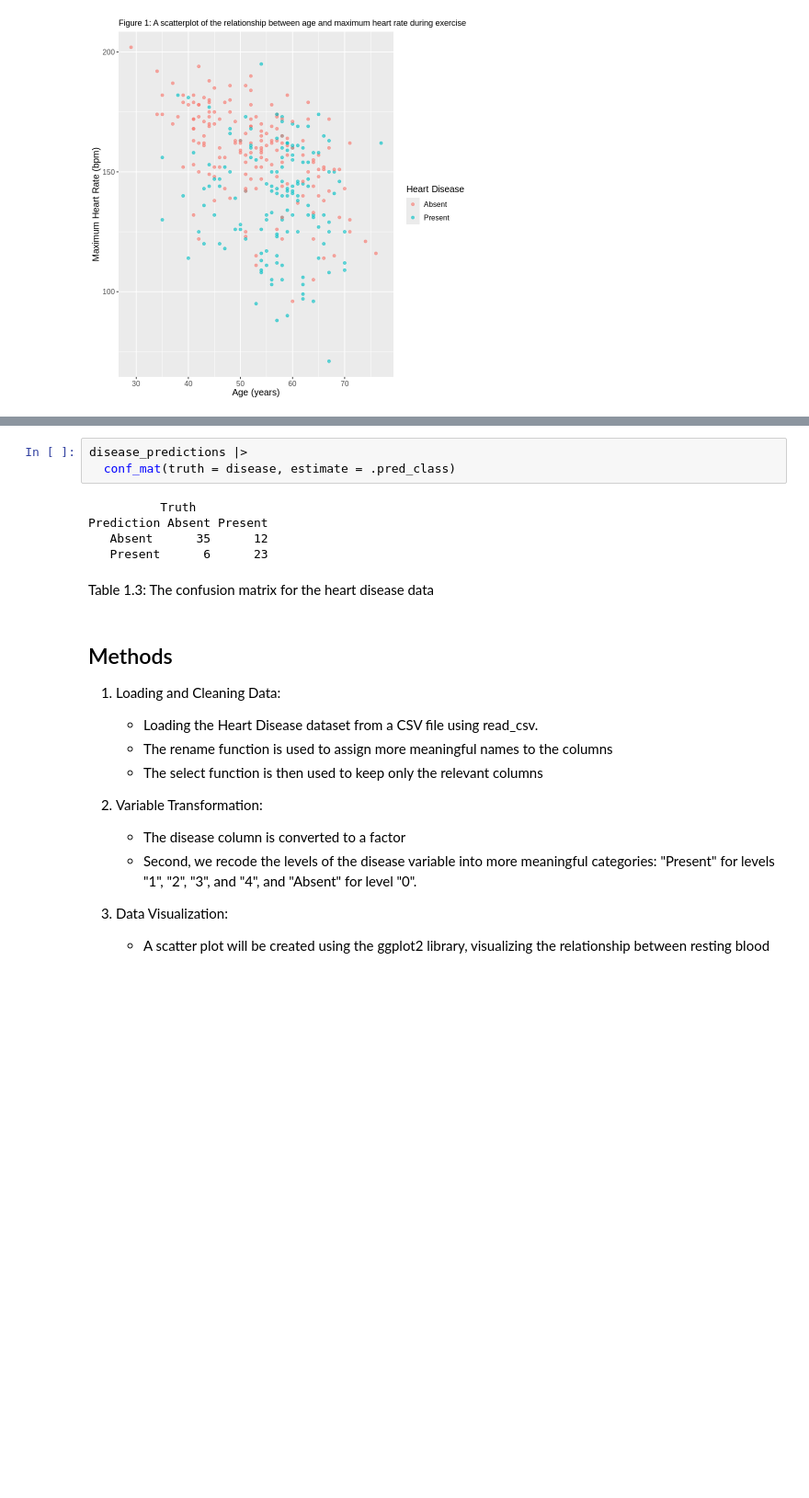
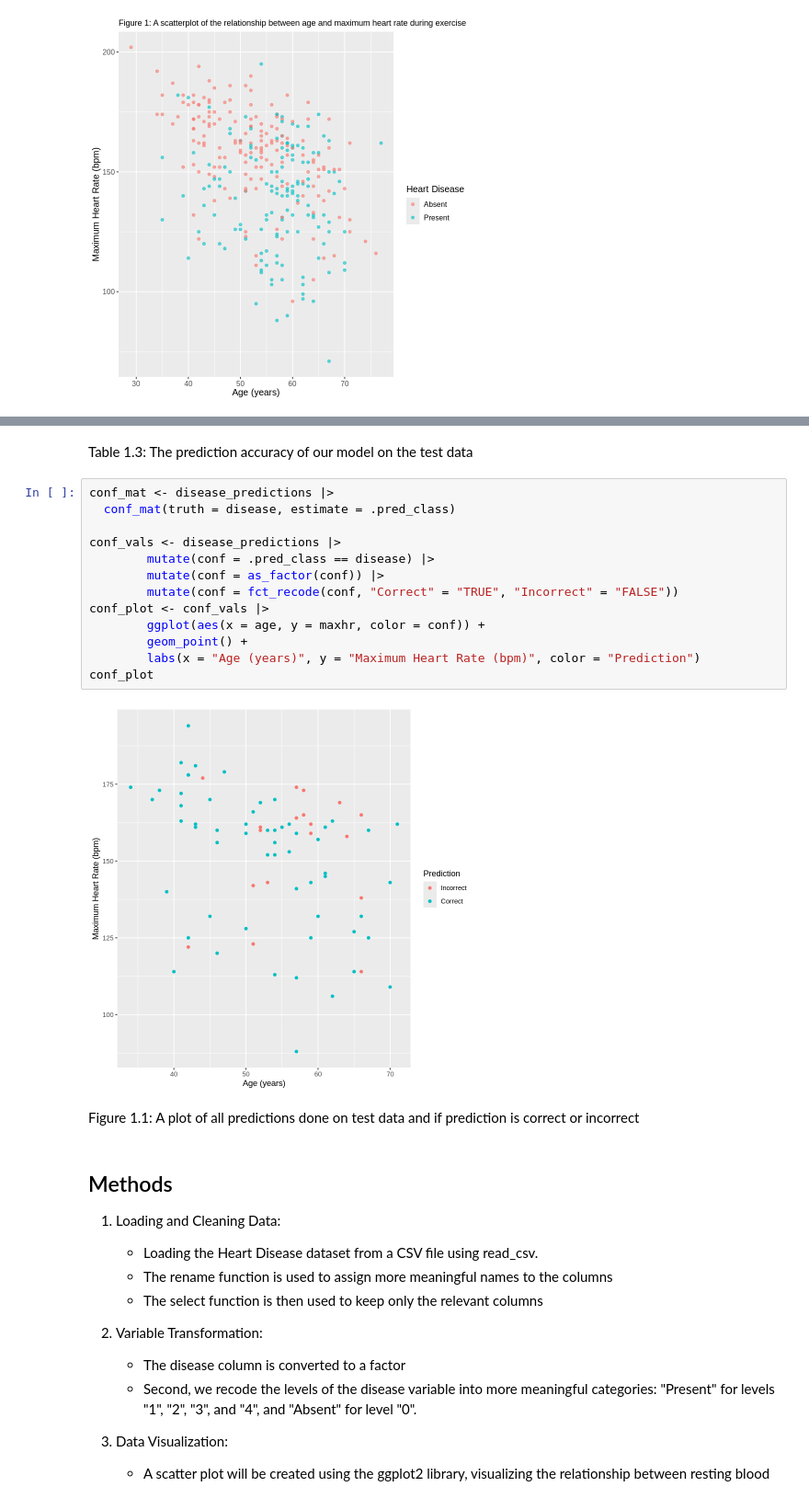
Before and after one commit to Isabella72/Group_project, a Jupyter notebook: Project Report.ipynb, the cells around one changed output, grey strips where cells are left out. Shown: that part at 92% size. Cells and saved outputs as stored; diff of their text form; blank space fills up the shorter version.

Commit message:
Finish our analysis and added a visual representation

```diff
--- a/Project Report.ipynb
+++ b/Project Report.ipynb
@@ -117,13 +133,22 @@ heart_metrics <- disease_predictions |>
+# %% [markdown]
+Table 1.3: The prediction accuracy of our model on the test data
 # %%
-disease_predictions |>
+conf_mat <- disease_predictions |>
   conf_mat(truth = disease, estimate = .pred_class)
+
+conf_vals <- disease_predictions |>
+        mutate(conf = .pred_class == disease) |>
+        mutate(conf = as_factor(conf)) |>
+        mutate(conf = fct_recode(conf, "Correct" = "TRUE", "Incorrect" = "FALSE"))
+conf_plot <- conf_vals |>
+        ggplot(aes(x = age, y = maxhr, color = conf)) +
+        geom_point() +
+        labs(x = "Age (years)", y = "Maximum Heart Rate (bpm)", color = "Prediction")
+conf_plot
 # %% [output]
-          Truth
-Prediction Absent Present
-   Absent      35      12
-   Present      6      23
+[figure, added]
 # %% [markdown]
-Table 1.3: The confusion matrix for the heart disease data
+Figure 1.1: A plot of all predictions done on test data and if prediction is correct or incorrect
 # %% [markdown]
 ## Methods ##
 1. Loading and Cleaning Data:
```
Also changed, not shown: parts of 2 cells of this notebook.
